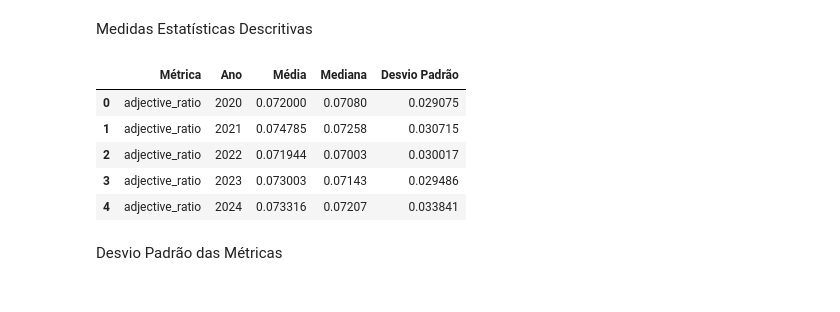
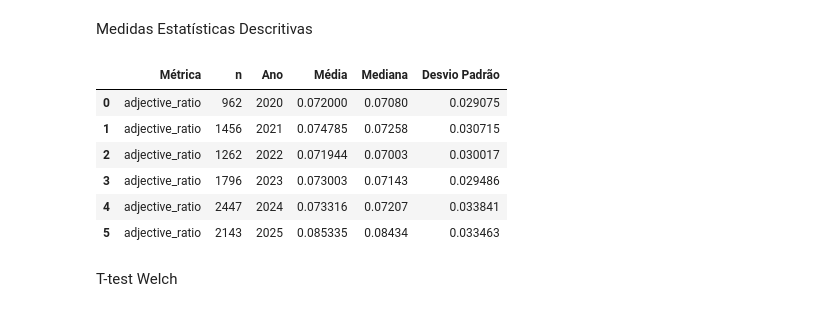
Before and after one commit to Thiago-Ruiz/Projeto-Mestrado, a Jupyter notebook: Experimentos/Analise-metricas.ipynb, the cells around one changed output. Drawn from its saved outputs; the diff is of its cells as text; code cells hidden in the pictures.

```diff
--- a/Experimentos/Analise-metricas.ipynb
+++ b/Experimentos/Analise-metricas.ipynb
@@ -39,32 +13,35 @@ Medidas Estatísticas Descritivas
 # %%
 list_metrics = df.columns.tolist()[15:]
 
-df_mean = pd.DataFrame(columns=['Métrica', 'Ano', 'Média', 'Mediana', 'Desvio Padrão'])
+df_metrics = pd.DataFrame(columns=['Métrica', 'n', 'Ano', 'Média', 'Mediana', 'Desvio Padrão'])
 
 for metric in list_metrics:
     for year in range(2020, 2026):
         subset = df[df['Year'] == year]
         mean_value = subset[metric].mean()
+        n = len(subset[metric])
         median_value = statistics.median(subset[metric].dropna())
         std_value = subset[metric].std()
-        df_mean = pd.concat([
-            df_mean,
+        df_metrics = pd.concat([
+            df_metrics,
             pd.DataFrame({
                 'Métrica': [metric],
+                'n': [n],
                 'Ano': [year],
                 'Média': [mean_value],
                 'Mediana': [median_value],
                 'Desvio Padrão': [std_value]
             })
         ], ignore_index=True)
 
-df_mean.head()
+df_metrics.head(6)
 # %% [output]
-|  | Métrica | Ano | Média | Mediana | Desvio Padrão |
-| 0 | adjective_ratio | 2020 | 0.072000 | 0.07080 | 0.029075 |
-| 1 | adjective_ratio | 2021 | 0.074785 | 0.07258 | 0.030715 |
-| 2 | adjective_ratio | 2022 | 0.071944 | 0.07003 | 0.030017 |
-| 3 | adjective_ratio | 2023 | 0.073003 | 0.07143 | 0.029486 |
-| 4 | adjective_ratio | 2024 | 0.073316 | 0.07207 | 0.033841 |
+|  | Métrica | n | Ano | Média | Mediana | Desvio Padrão |
+| 0 | adjective_ratio | 962 | 2020 | 0.072000 | 0.07080 | 0.029075 |
+| 1 | adjective_ratio | 1456 | 2021 | 0.074785 | 0.07258 | 0.030715 |
+| 2 | adjective_ratio | 1262 | 2022 | 0.071944 | 0.07003 | 0.030017 |
+| 3 | adjective_ratio | 1796 | 2023 | 0.073003 | 0.07143 | 0.029486 |
+| 4 | adjective_ratio | 2447 | 2024 | 0.073316 | 0.07207 | 0.033841 |
+| 5 | adjective_ratio | 2143 | 2025 | 0.085335 | 0.08434 | 0.033463 |
 # %% [markdown]
-Desvio Padrão das Métricas
+T-test Welch
```
Also changed, not shown: parts of 10 cells of this notebook, 3 other files.
